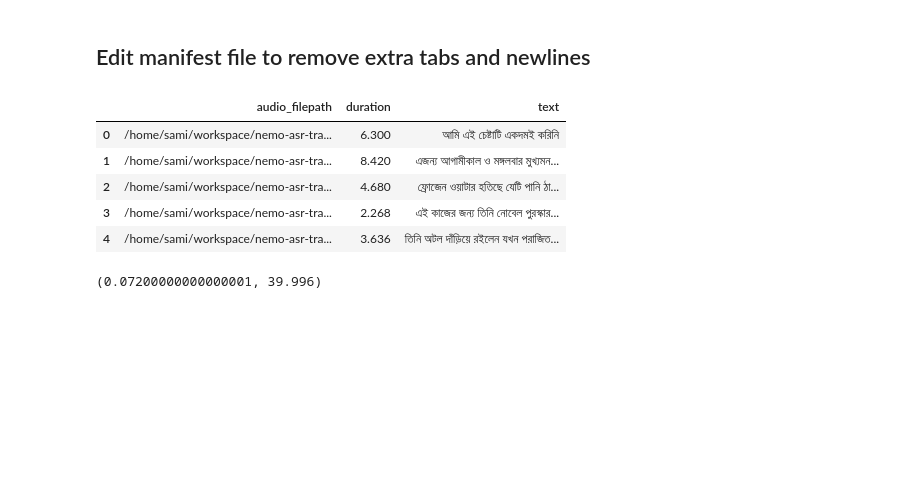
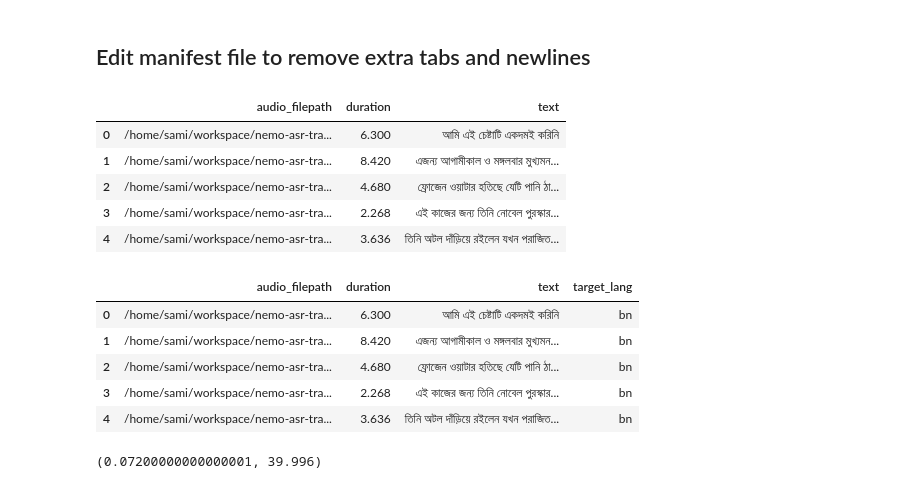
Before and after one commit to SamiKhan-cse19/nemo-training-asr, a Jupyter notebook: test.ipynb, the cells around one changed output. Drawn from its saved outputs; the diff is of its cells as text; code cells hidden in the pictures; blank space fills up the shorter version.

```diff
--- a/test.ipynb
+++ b/test.ipynb
@@ -43,6 +43,16 @@ df_manifest.head()
 | 2 | /home/sami/workspace/nemo-asr-tra... | 4.680 | ফ্রোজেন ওয়াটার হতিছে যেটি পানি ঠা... |
 | 3 | /home/sami/workspace/nemo-asr-tra... | 2.268 | এই কাজের জন্য তিনি নোবেল পুরস্কার... |
 | 4 | /home/sami/workspace/nemo-asr-tra... | 3.636 | তিনি অটল দাঁড়িয়ে রইলেন যখন পরাজিত... |
+# %%
+df_manifest["target_lang"] = "bn"
+df_manifest.head()
+# %% [output]
+|  | audio_filepath | duration | text | target_lang |
+| 0 | /home/sami/workspace/nemo-asr-tra... | 6.300 | আমি এই চেষ্টাটি একদমই করিনি | bn |
+| 1 | /home/sami/workspace/nemo-asr-tra... | 8.420 | এজন্য আগামীকাল ও মঙ্গলবার মুখ্যমন... | bn |
+| 2 | /home/sami/workspace/nemo-asr-tra... | 4.680 | ফ্রোজেন ওয়াটার হতিছে যেটি পানি ঠা... | bn |
+| 3 | /home/sami/workspace/nemo-asr-tra... | 2.268 | এই কাজের জন্য তিনি নোবেল পুরস্কার... | bn |
+| 4 | /home/sami/workspace/nemo-asr-tra... | 3.636 | তিনি অটল দাঁড়িয়ে রইলেন যখন পরাজিত... | bn |
 # %%
 df_manifest["duration"].min(), df_manifest["duration"].max()
 # %% [output]
```
Also changed, not shown: parts of 2 cells of this notebook, 6 other files.
